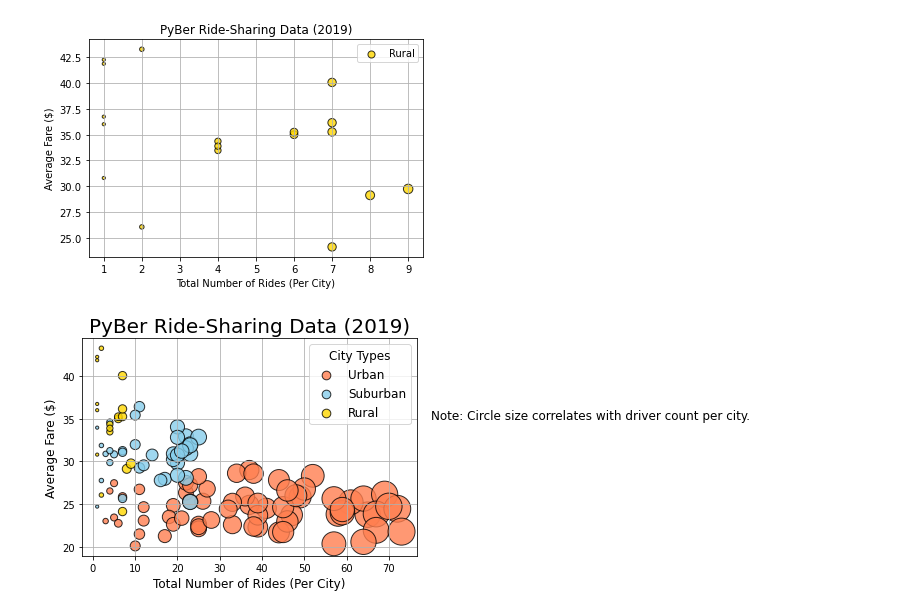
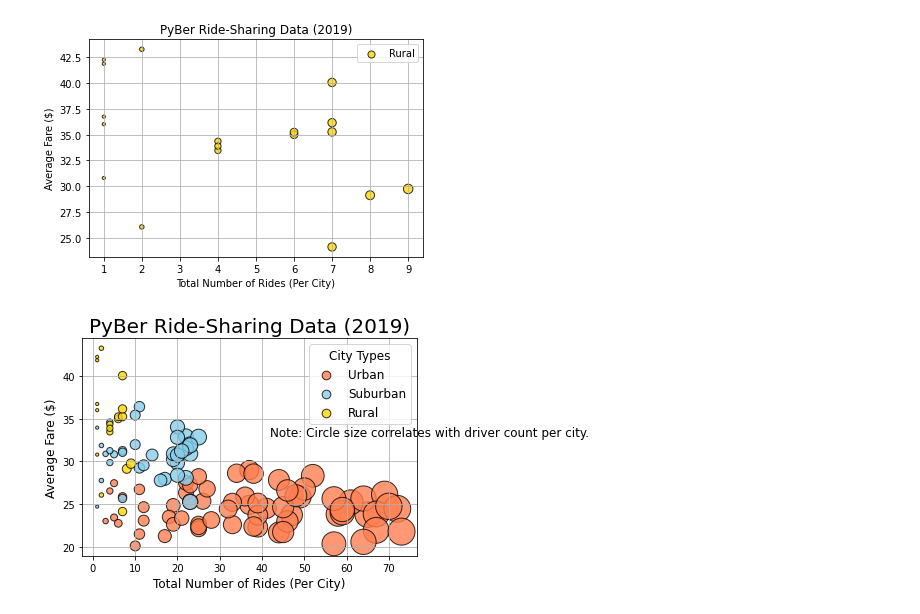
Before and after one commit to tisland1031/PyBer_Analysis, a Jupyter notebook: PyBer.ipynb, the cells around one changed output. Drawn from its saved outputs; the diff is of its cells as text; code cells hidden in the pictures.

```diff
--- a/PyBer.ipynb
+++ b/PyBer.ipynb
@@ -310,32 +310,32 @@ plt.scatter(suburban_driver_count,
            edgecolor="black", linewidths=1,
            alpha=0.8, label="Suburban")
 
 plt.scatter(rural_driver_count,
            rural_avg_fare,
            s=10*rural_driver_count, c="gold",
            edgecolor="black", linewidths=1,
            alpha=0.8, label="Rural")
 
 #Incorporate the other graph properties
 plt.title("PyBer Ride-Sharing Data (2019)", fontsize=20)
 plt.ylabel("Average Fare ($)", fontsize=12)
 plt.xlabel("Total Number of Rides (Per City)", fontsize=12)
 plt.grid(True)
 
 # Create a legend
 lgnd =plt.legend(fontsize="12", mode="Expanded",
                 scatterpoints=1, loc="best", title="City Types")
 lgnd.legendHandles[0]._sizes =[75]
 lgnd.legendHandles[1]._sizes =[75]
 lgnd.legendHandles[2]._sizes =[75]
 lgnd.get_title().set_fontsize(12)
 
 #Incorporate a text label about circle size.
-plt.text(80, 35, "Note: Circle size correlates with driver count per city.", fontsize="12")
+plt.text(42, 33, "Note: Circle size correlates with driver count per city.", fontsize="12")
 
 #Save the figure.
 plt.savefig("analysis/Fig1.png")
 #Show the plot
 plt.show()
 # %% [output]
-[figure, old version]
+[figure, new version]
```
Also changed, not shown: 1 other file.
